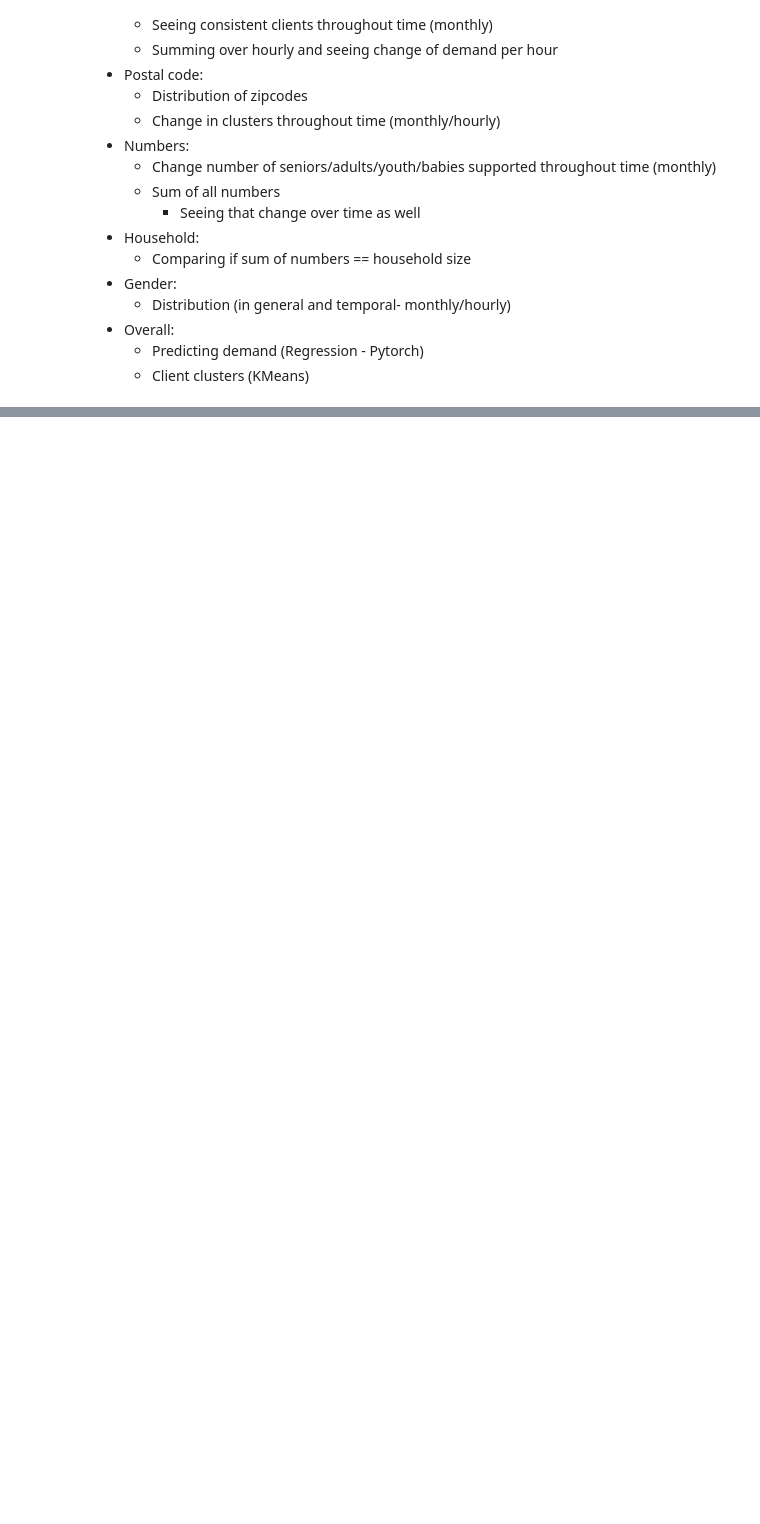
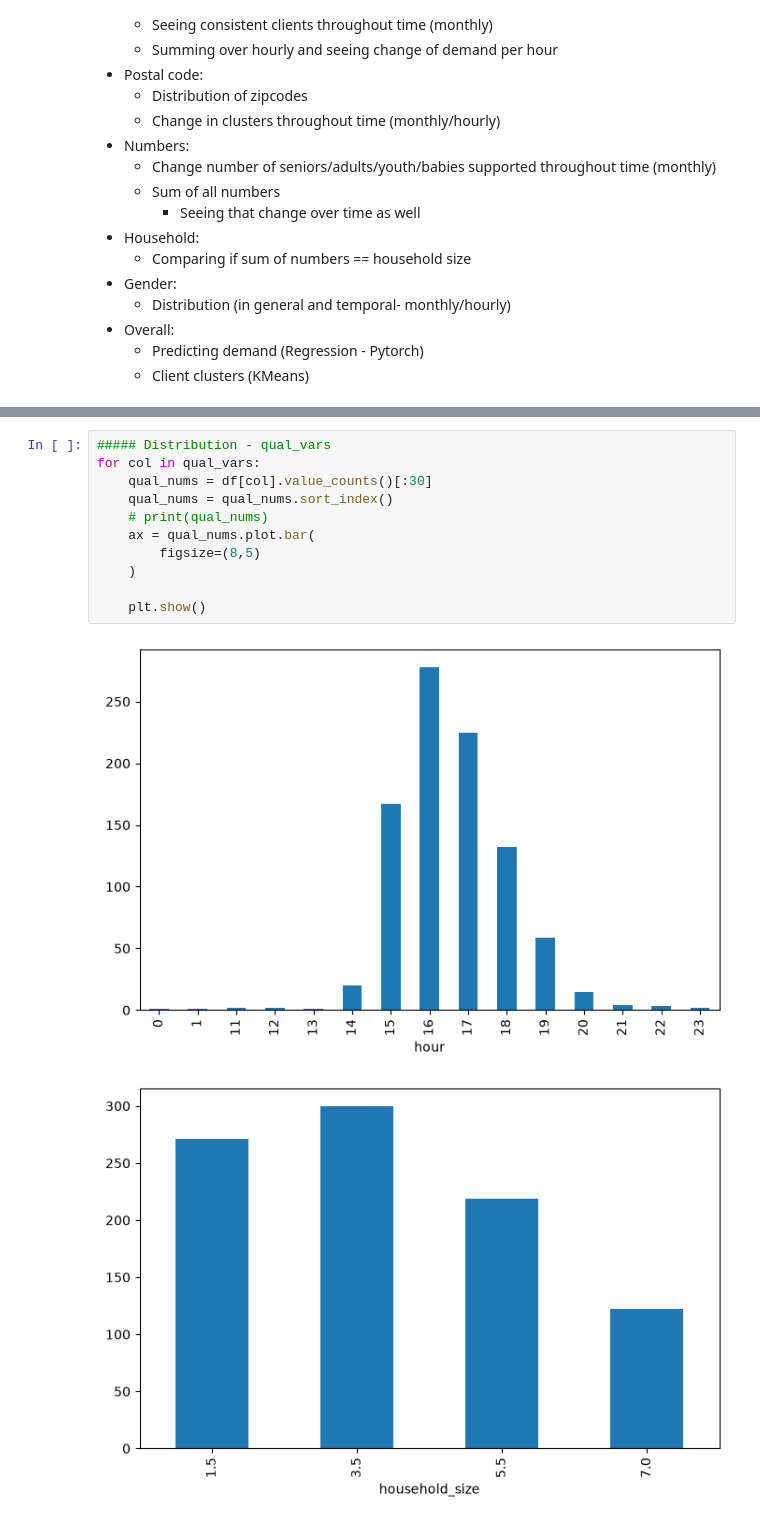
Before and after one commit to jp21bp/WAWAC_FoodProgram, a Jupyter notebook: eda.ipynb, the cells around one changed output, grey strips where cells are left out. Drawn from its saved outputs; the diff is of its cells as text; blank space fills up the shorter version.

```diff
--- a/eda.ipynb
+++ b/eda.ipynb
@@ -88,0 +108,14 @@ df.boxplot(column=quant_vars)
+# %%
+##### Distribution - qual_vars
+for col in qual_vars:
+    qual_nums = df[col].value_counts()[:30]
+    qual_nums = qual_nums.sort_index()
+    # print(qual_nums)
+    ax = qual_nums.plot.bar(
+        figsize=(8,5)
+    )
+
+    plt.show()
+# %% [output]
+[figure, added]
+[figure, added]
```
Also changed, not shown: parts of 4 cells of this notebook, 1 other file.
